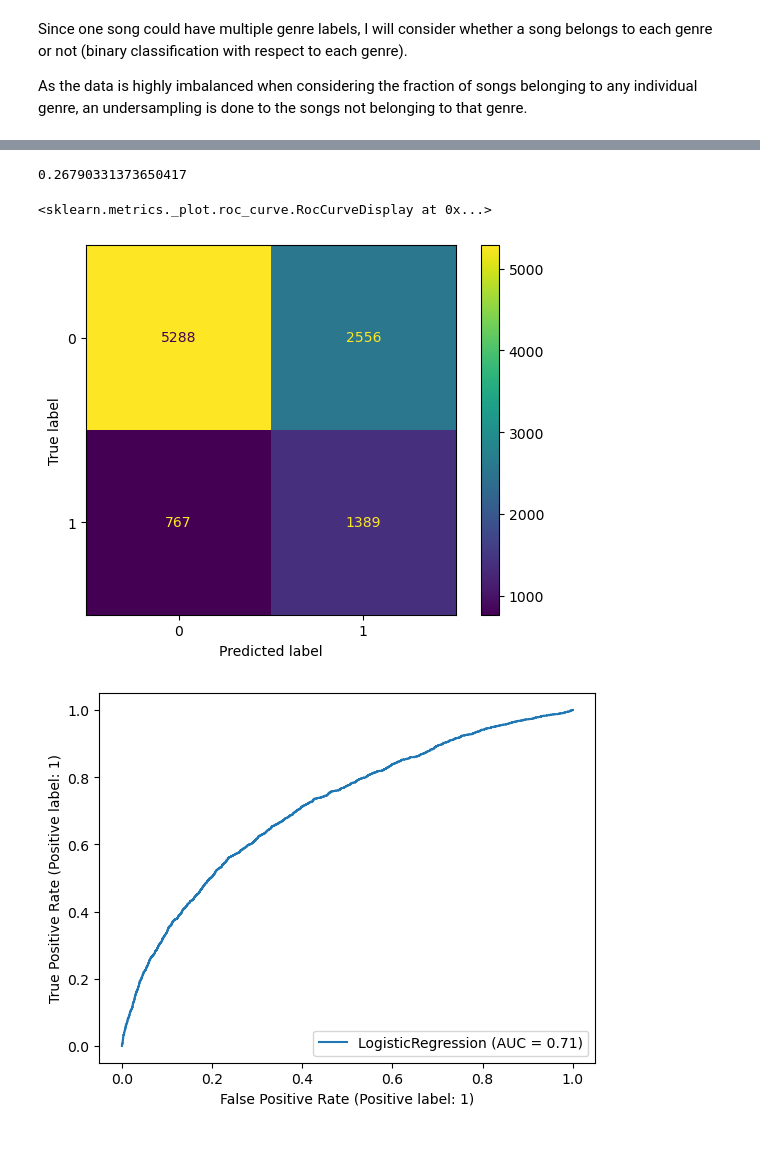
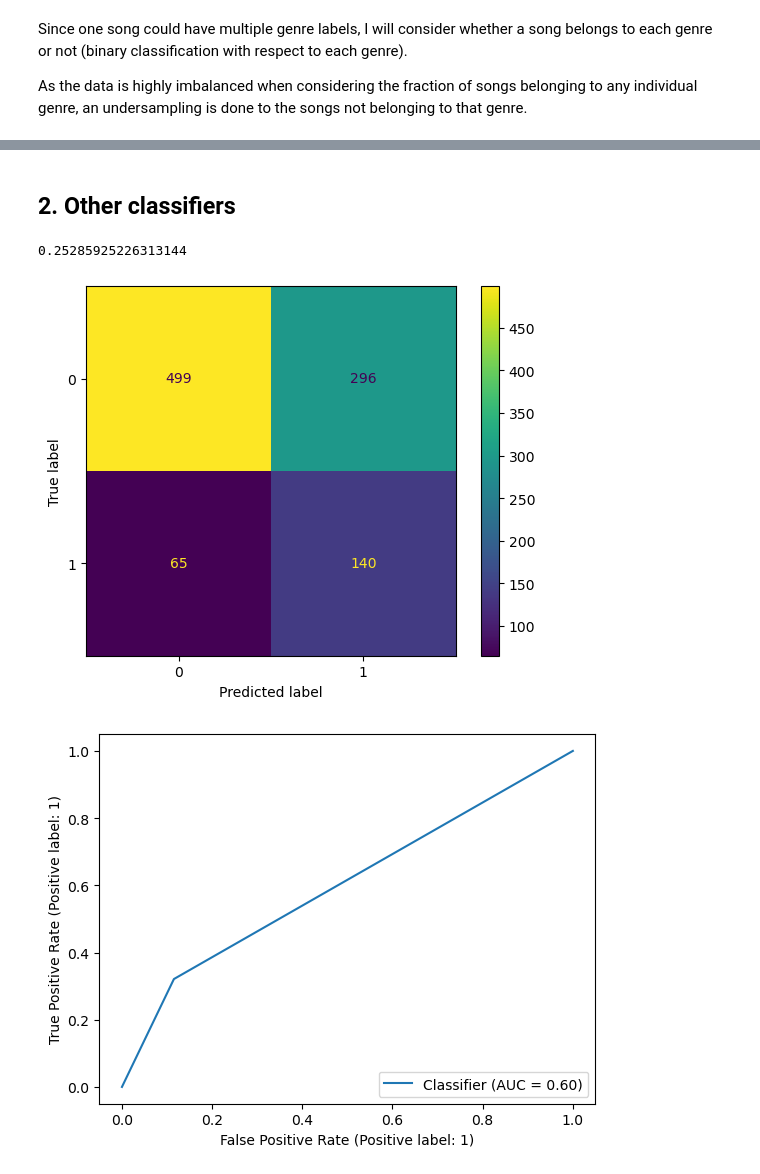
Before and after one commit to theta-lin/stats_102_final, a Jupyter notebook: lyrics_prediction.ipynb, the cells around one changed output, grey strips where cells are left out. Cells and saved outputs as stored; diff of their text form; code cells hidden in the pictures; blank space fills up the shorter version.

```diff
--- a/lyrics_prediction.ipynb
+++ b/lyrics_prediction.ipynb
@@ -207,12 +160,12 @@ from sklearn.feature_extraction.text import TfidfVectorizer
 
 genre_pos = 4
 
-sample = songs['lyrics'].sample(100000, random_state=0)
+sample = songs['lyrics'].sample(10000, random_state=0)
 
 vectorizer = TfidfVectorizer(smooth_idf=False, ngram_range=(1, 2), max_df=0.6)
 lyrics_mat = vectorizer.fit_transform(sample)
 lyrics_words = vectorizer.get_feature_names_out()
-print(lyrics_words)
+print(lyrics_mat.shape)
 
 X_train, X_test, y_train, y_test = get_train_test(lyrics_mat, genre_mat[sample.index, genre_pos], 0.1)
 # %% [output]
@@ -280,18 +194,20 @@ RocCurveDisplay.from_estimator(mnb, X_test[:, important_pos], y_test)
+# %% [markdown]
+## 2. Other classifiers
 # %%
 from sklearn.linear_model import LogisticRegression
 from sklearn.metrics import matthews_corrcoef, confusion_matrix, ConfusionMatrixDisplay, RocCurveDisplay
 
 lr = LogisticRegression()
 y_pred = lr.fit(X_train, y_train).predict(X_test)
 print(matthews_corrcoef(y_test, y_pred))
 
 cm = confusion_matrix(y_test, y_pred)
 disp = ConfusionMatrixDisplay(cm)
 disp.plot()
 
-RocCurveDisplay.from_estimator(lr, X_test, y_test)
+RocCurveDisplay.from_predictions(y_pred, y_test)
+RocCurveDisplay.from_estimator(lr, X_test, y_test);
 # %% [output]
-0.26790331373650417
+0.25285925226313144
-<sklearn.metrics._plot.roc_curve.RocCurveDisplay at 0x...>
-[figure, old version]
+[figure, new version]
-[figure, old version]
+[figure, new version]
```
Also changed, not shown: parts of 44 cells of this notebook.
